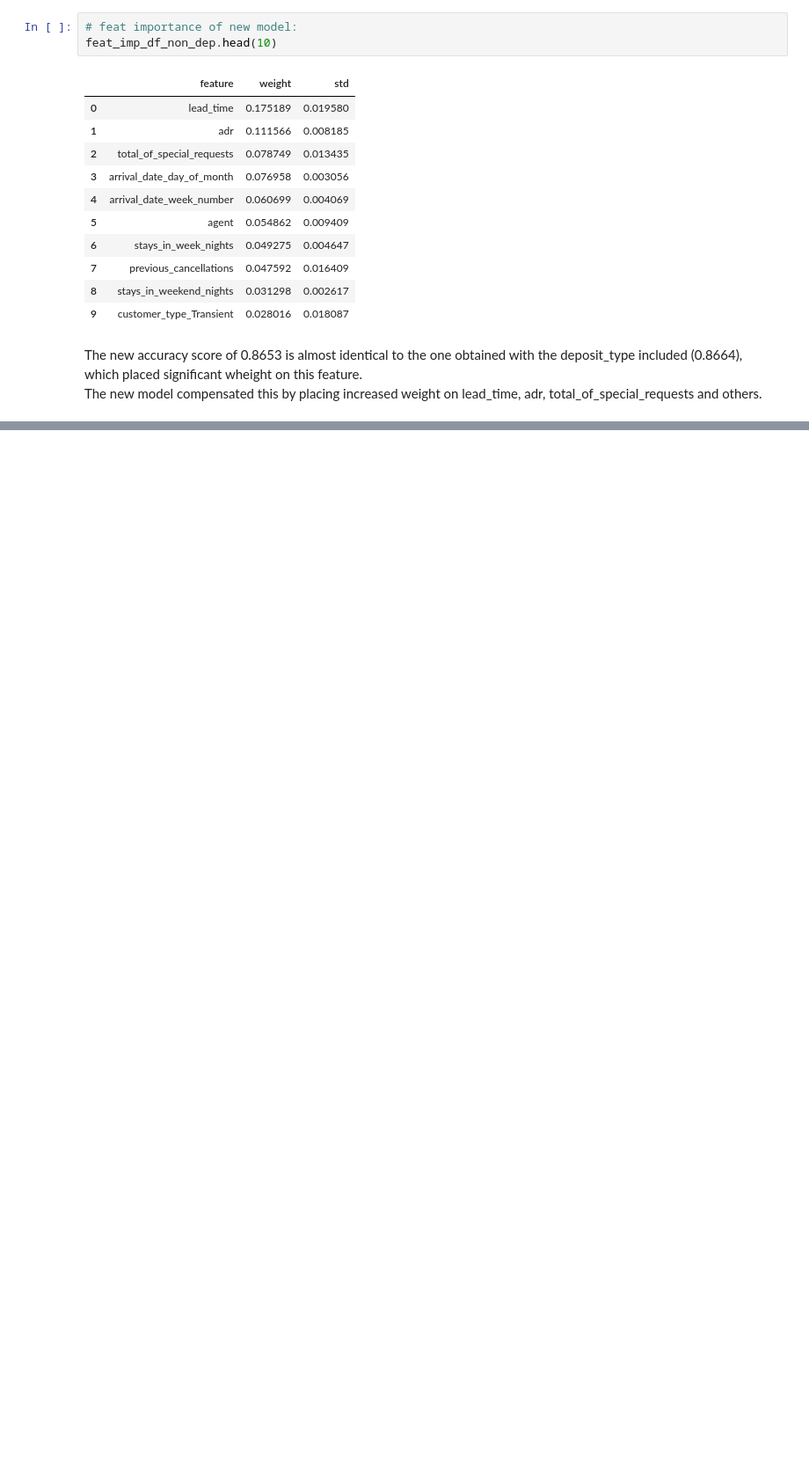
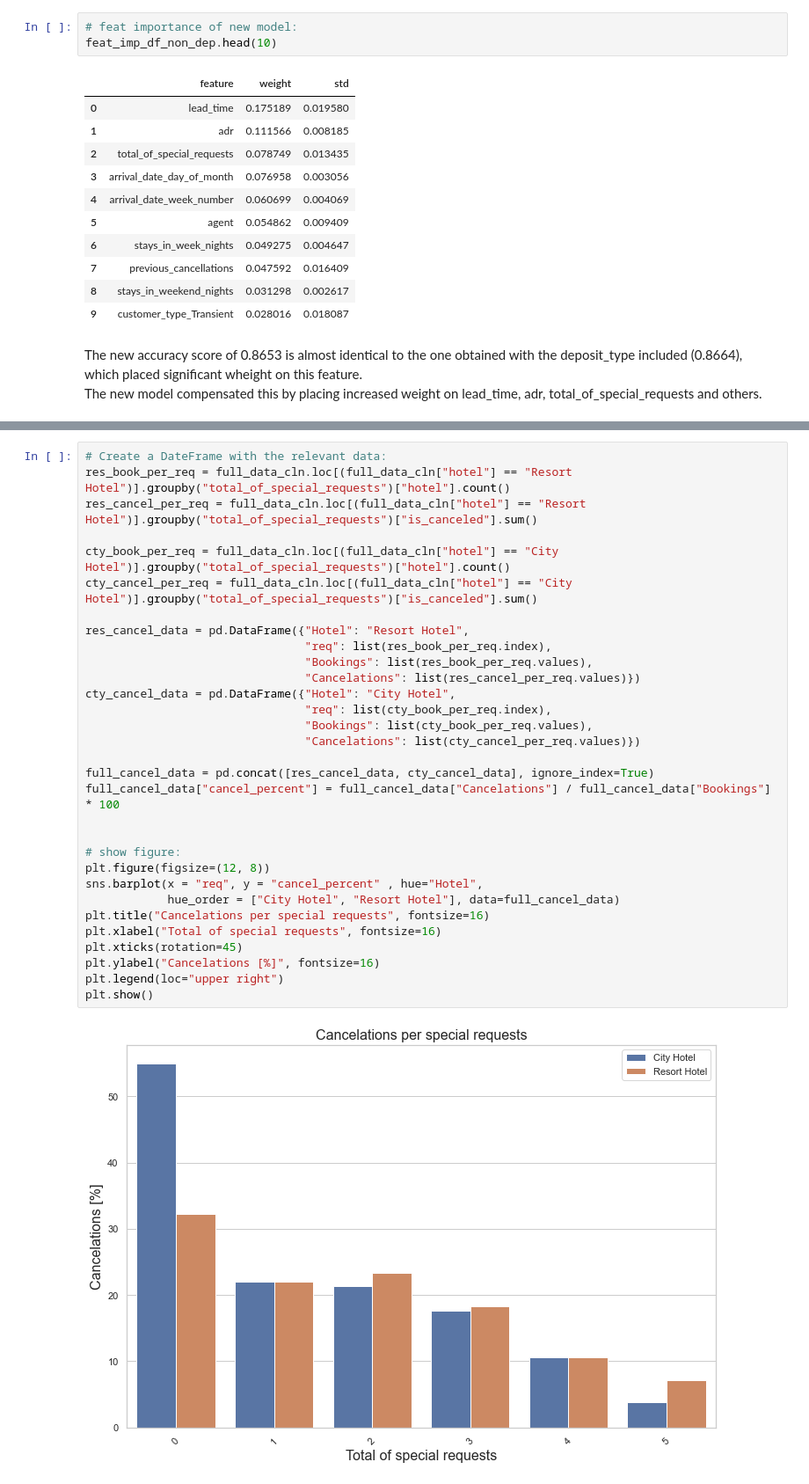
Before and after one commit to nivnis/Hotel-Bookings-cancelations-prediction, a Jupyter notebook: Hotel-Bookings-cancelations-prediction.ipynb, the cells around one changed output, grey strips where cells are left out. Shown at 88% size. Saved outputs shown, nothing was run; the diff lists cells and outputs as text; blank space fills up the shorter version.

```diff
--- a/Hotel-Bookings-cancelations-prediction.ipynb
+++ b/Hotel-Bookings-cancelations-prediction.ipynb
@@ -726,0 +745,33 @@ The new model compensated this by placing increased weight on lead_time, adr, to
+# %%
+# Create a DateFrame with the relevant data:
+res_book_per_req = full_data_cln.loc[(full_data_cln["hotel"] == "Resort Hotel")].groupby("total_of_special_requests")["hotel"].count()
+res_cancel_per_req = full_data_cln.loc[(full_data_cln["hotel"] == "Resort Hotel")].groupby("total_of_special_requests")["is_canceled"].sum()
+
+cty_book_per_req = full_data_cln.loc[(full_data_cln["hotel"] == "City Hotel")].groupby("total_of_special_requests")["hotel"].count()
+cty_cancel_per_req = full_data_cln.loc[(full_data_cln["hotel"] == "City Hotel")].groupby("total_of_special_requests")["is_canceled"].sum()
+
+res_cancel_data = pd.DataFrame({"Hotel": "Resort Hotel",
+                                "req": list(res_book_per_req.index),
+                                "Bookings": list(res_book_per_req.values),
+                                "Cancelations": list(res_cancel_per_req.values)})
+cty_cancel_data = pd.DataFrame({"Hotel": "City Hotel",
+                                "req": list(cty_book_per_req.index),
+                                "Bookings": list(cty_book_per_req.values),
+                                "Cancelations": list(cty_cancel_per_req.values)})
+
+full_cancel_data = pd.concat([res_cancel_data, cty_cancel_data], ignore_index=True)
+full_cancel_data["cancel_percent"] = full_cancel_data["Cancelations"] / full_cancel_data["Bookings"] * 100
+
+
+# show figure:
+plt.figure(figsize=(12, 8))
+sns.barplot(x = "req", y = "cancel_percent" , hue="Hotel",
+            hue_order = ["City Hotel", "Resort Hotel"], data=full_cancel_data)
+plt.title("Cancelations per special requests", fontsize=16)
+plt.xlabel("Total of special requests", fontsize=16)
+plt.xticks(rotation=45)
+plt.ylabel("Cancelations [%]", fontsize=16)
+plt.legend(loc="upper right")
+plt.show()
+# %% [output]
+[figure, added]
```
Also changed, not shown: parts of 9 cells of this notebook.
